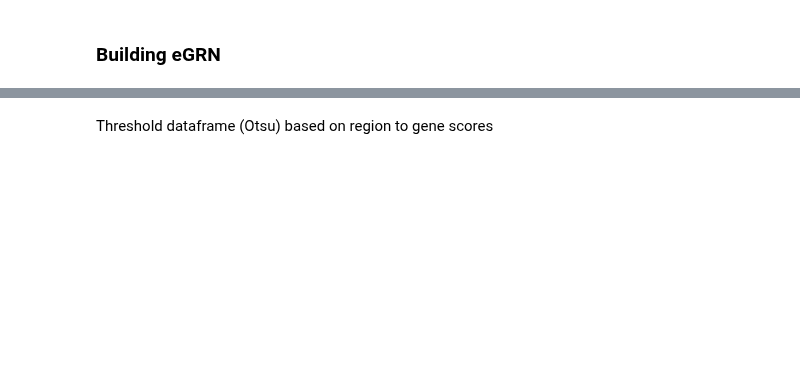
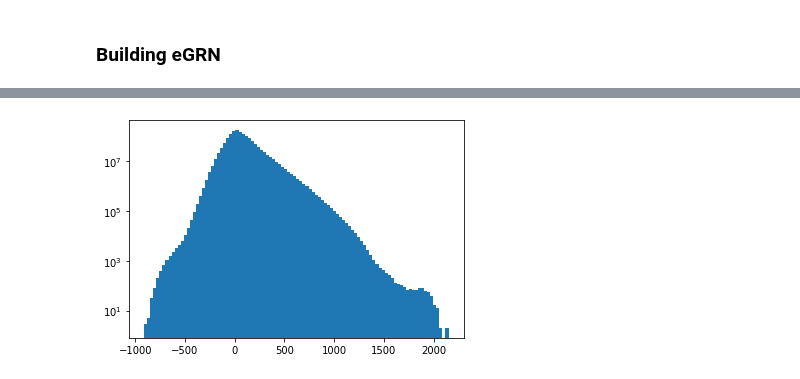
Before and after one commit to aertslab/deepSCENIC, a Jupyter notebook: notebooks/extract_GRN.ipynb, the cells around one changed output, grey strips where cells are left out. Saved outputs shown, nothing was run; the diff lists cells and outputs as text; code cells hidden in the pictures; blank space fills up the shorter version.

```diff
--- a/notebooks/extract_GRN.ipynb
+++ b/notebooks/extract_GRN.ipynb
@@ -151,2 +186,0 @@ df_deepSCENIC
-# %% [markdown]
-Threshold dataframe (Otsu) based on region to gene scores
@@ -165,0 +187,13 @@ df_deepSCENIC.to_pickle(RES_PATH + '/df_deepSCENIC.pkl')
+# %%
+# Building AnnData objects containing enhancer activity and TFs activity profiles for each cell
+ad_enahancer = sc.AnnData(np.load(opt.save_name + 'z_rna_atac.npy', allow_pickle=True), obs=ad.obs)
+ad_enahancer.var_names = sc.read(opt.data_atac_file).var_names
+
+ad_tf = sc.AnnData(np.load(opt.save_name + 'z_tf_reg.npy', allow_pickle=True), obs=ad.obs)
+ad_tf.var_names = sc.read(opt.data_rna_file).var_names[TFs_idx]
+# %%
+# Plot distribution of enhancer activities
+plt.hist(ad_enahancer.X[ad_enahancer.X!=0], bins=100);
+plt.yscale('log')
+# %% [output]
+[figure, added]
```
Also changed, not shown: parts of 59 cells of this notebook, 18 other files.
